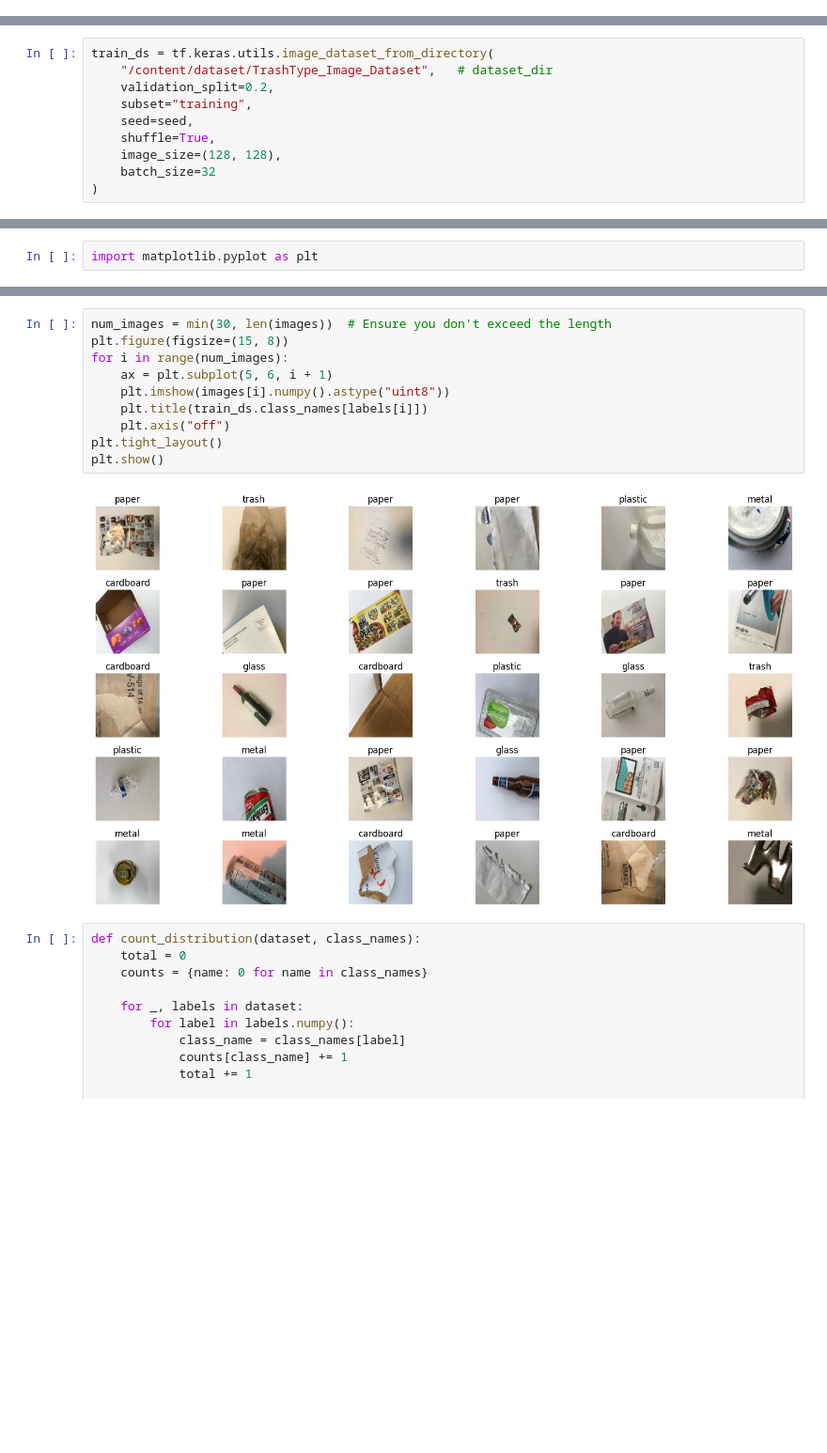
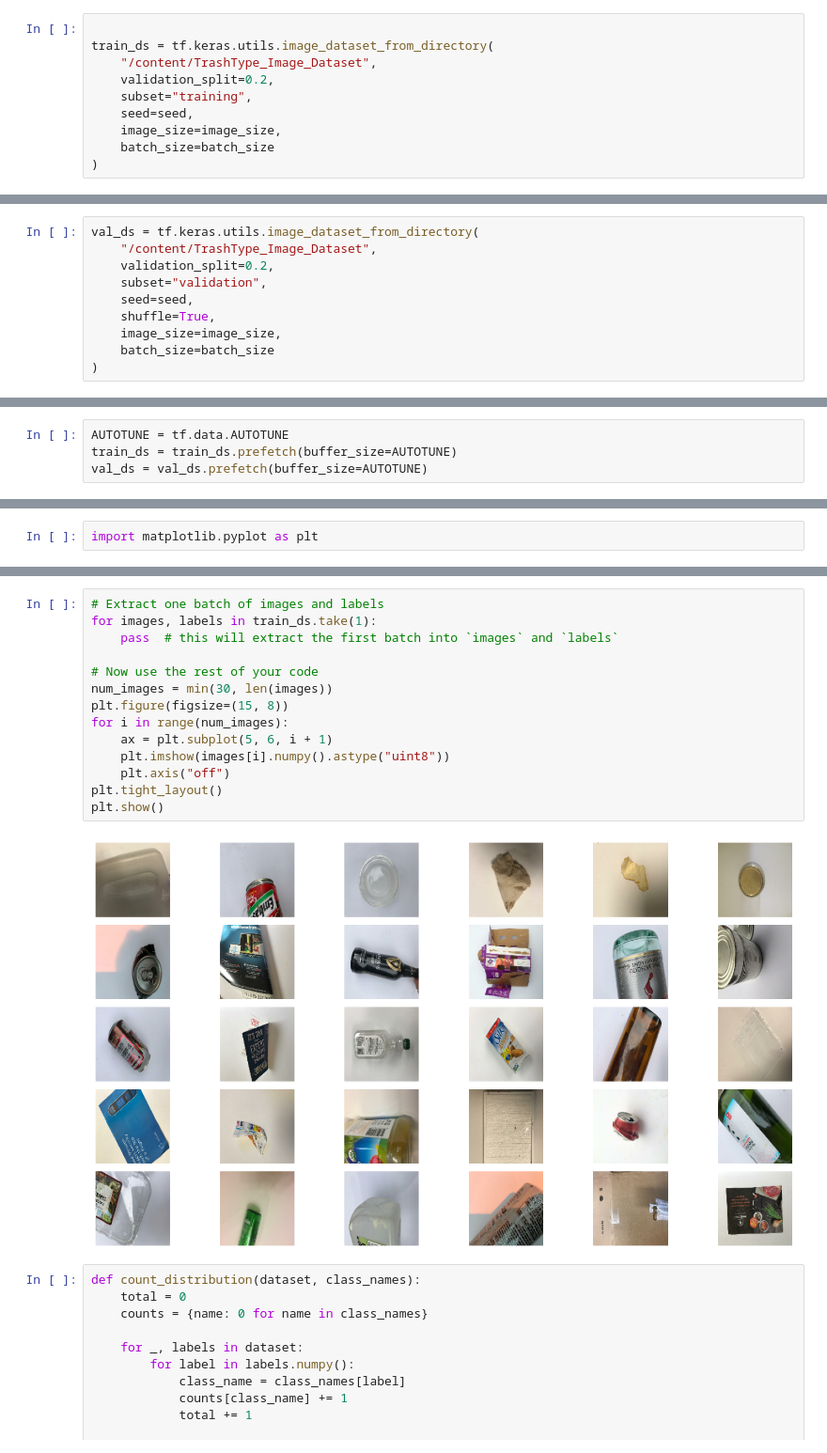
Before and after one commit to ganesh75690/garbage-aicte-project, a Jupyter notebook: garbage_classification.ipynb, the cells around one changed output, grey strips where cells are left out. Shown at 94% size. Saved outputs shown, nothing was run; the diff lists cells and outputs as text; blank space fills up the shorter version.

```diff
--- a/garbage_classification.ipynb
+++ b/garbage_classification.ipynb
@@ -33,0 +48,10 @@ seed = 42
+# %%
+
+train_ds = tf.keras.utils.image_dataset_from_directory(
+    "/content/TrashType_Image_Dataset",
+    validation_split=0.2,
+    subset="training",
+    seed=seed,
+    image_size=image_size,
+    batch_size=batch_size
+)
@@ -34,12 +61,12 @@ seed = 42
 # %%
-train_ds = tf.keras.utils.image_dataset_from_directory(
-    "/content/dataset/TrashType_Image_Dataset",   # dataset_dir
+val_ds = tf.keras.utils.image_dataset_from_directory(
+    "/content/TrashType_Image_Dataset",
     validation_split=0.2,
-    subset="training",
+    subset="validation",
     seed=seed,
     shuffle=True,
-    image_size=(128, 128),
-    batch_size=32
+    image_size=image_size,
+    batch_size=batch_size
 )
 # %% [output]
 Found 2527 files belonging to 6 classes.
@@ -84,0 +99,4 @@ print(len(train_ds.class_names))
+# %%
+AUTOTUNE = tf.data.AUTOTUNE
+train_ds = train_ds.prefetch(buffer_size=AUTOTUNE)
+val_ds = val_ds.prefetch(buffer_size=AUTOTUNE)
@@ -87,15 +158,19 @@ import matplotlib.pyplot as plt
 # %%
-num_images = min(30, len(images))  # Ensure you don't exceed the length
+# Extract one batch of images and labels
+for images, labels in train_ds.take(1):
+    pass  # this will extract the first batch into `images` and `labels`
+
+# Now use the rest of your code
+num_images = min(30, len(images))
 plt.figure(figsize=(15, 8))
 for i in range(num_images):
     ax = plt.subplot(5, 6, i + 1)
     plt.imshow(images[i].numpy().astype("uint8"))
-    plt.title(train_ds.class_names[labels[i]])
     plt.axis("off")
 plt.tight_layout()
 plt.show()
 # %% [output]
-[figure, old version]
+[figure, new version]
 # %%
 def count_distribution(dataset, class_names):
     total = 0
```
Also changed, not shown: parts of 80 cells of this notebook.
